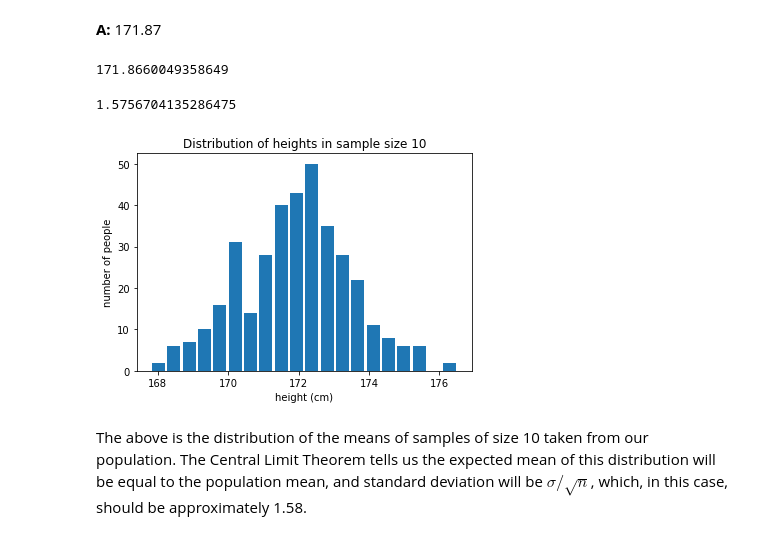
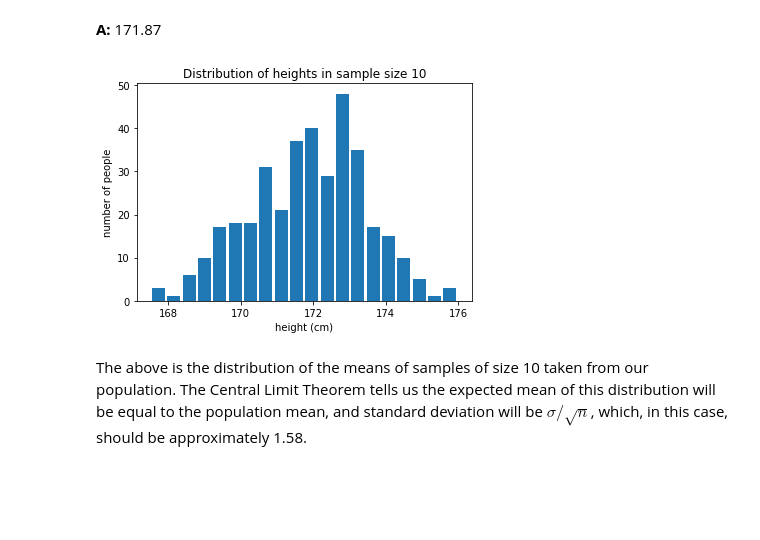
Before and after one commit to mehmath38/Inferential-Statistic-1A, a Jupyter notebook: inferential_statistics_1a-Q_edits-Mehmet (2).ipynb, the cells around one changed output. Drawn from its saved outputs; the diff is of its cells as text; code cells hidden in the pictures; blank space fills up the shorter version.

```diff
--- a/inferential_statistics_1a-Q_edits-Mehmet (2).ipynb
+++ b/inferential_statistics_1a-Q_edits-Mehmet (2).ipynb
@@ -207,26 +207,15 @@ seed(47)
 yearly_sample = []
 for i in range(365):
     yearly_sample.append(np.mean(townsfolk_sampler(10)))
-mean_year = np.mean(yearly_sample)
-mean_year
-# %% [output]
-171.8660049358649
-# %%
-seed(47)
-std_year = np.std(yearly_sample)
-std_year
-# %% [output]
-1.5756704135286475
 # %%
 seed(47)
-x = np.random.normal(mean_year,std_year,365)
-_ = plt.hist(x, bins=20, rwidth=0.85)
+_ = plt.hist(yearly_sample, bins=20, rwidth=0.85)
 _ = plt.xlabel('height (cm)')
 _ = plt.ylabel('number of people')
 _ = plt.title('Distribution of heights in sample size 10')
 plt.show()
 # %% [output]
-[figure, old version]
+[figure, new version]
 # %% [markdown]
 The above is the distribution of the means of samples of size 10 taken from our population. The Central Limit Theorem tells us the expected mean of this distribution will be equal to the population mean, and standard deviation will be $\sigma / \sqrt n$, which, in this case, should be approximately 1.58.
 # %% [markdown]
```
Also changed, not shown: parts of 3 cells of this notebook.
